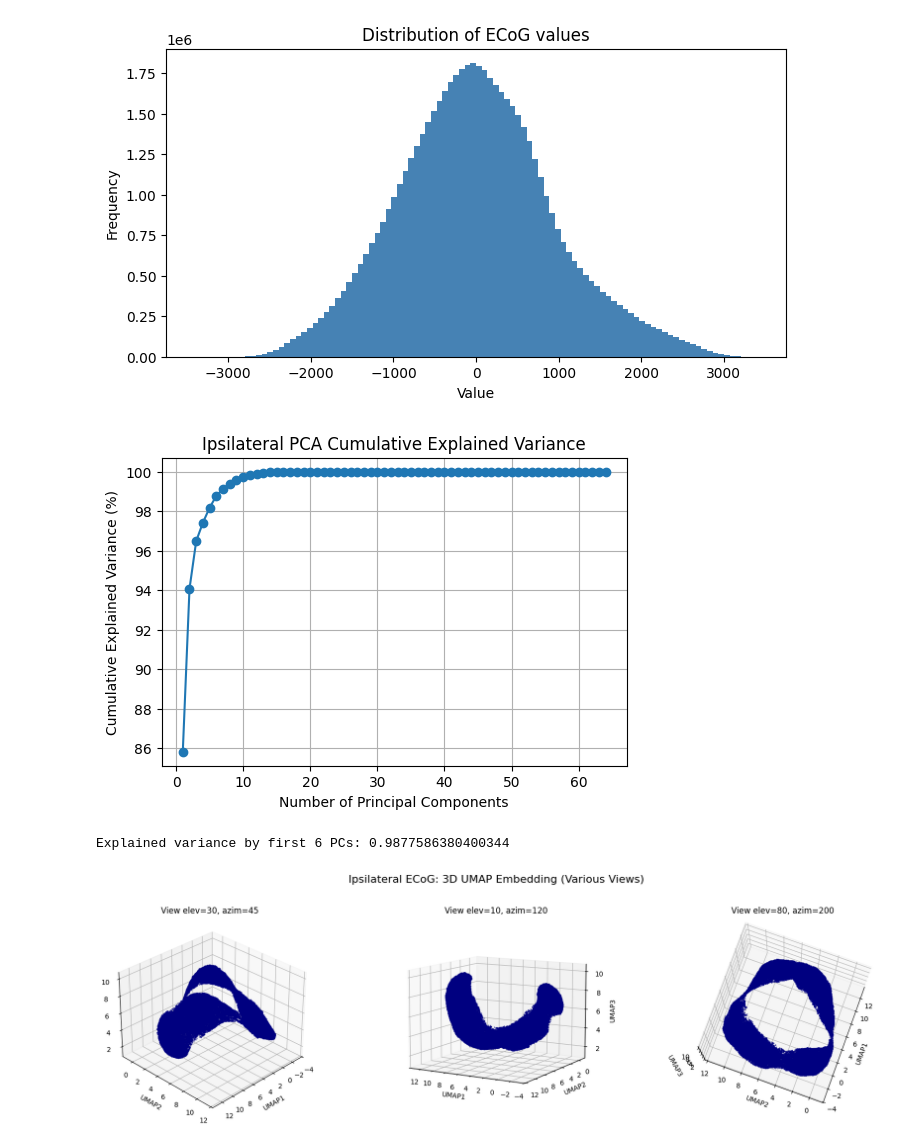
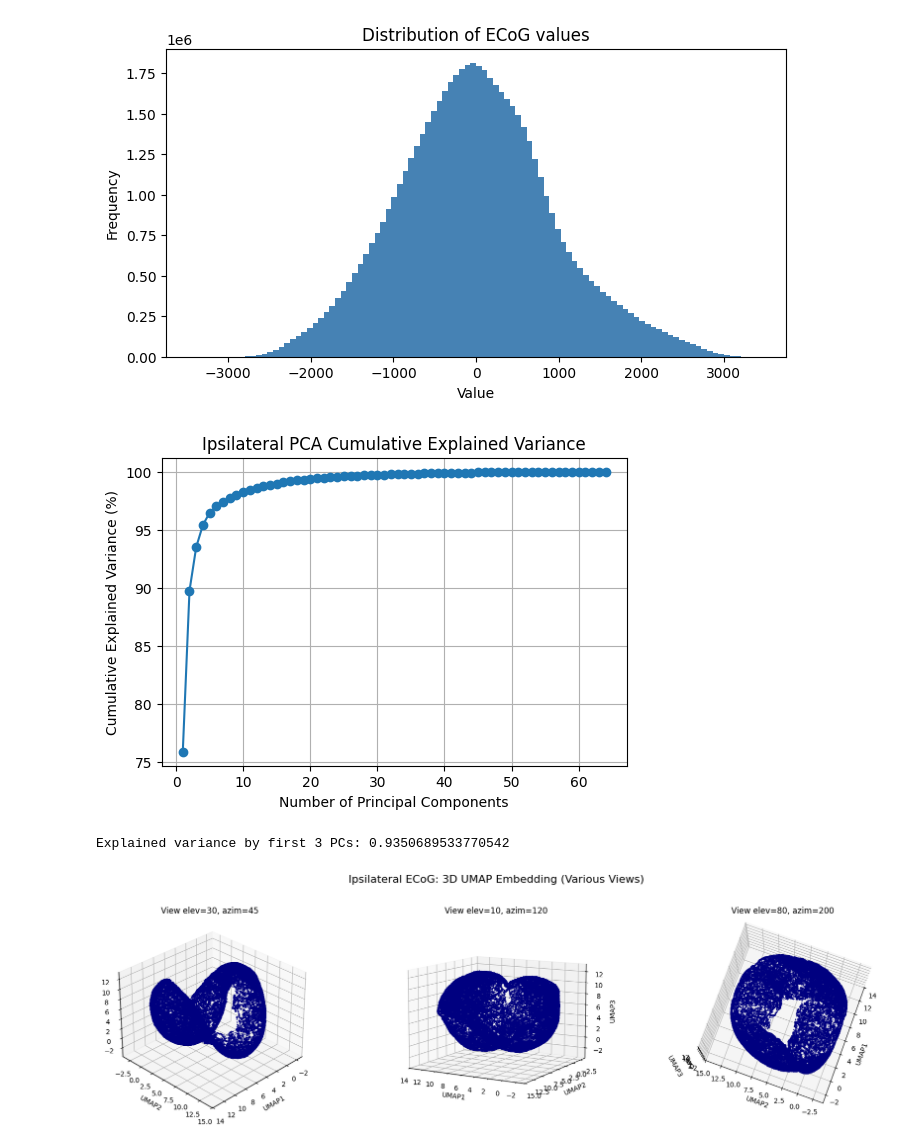
Before and after one commit to poolsar42/motor_cortex, a Jupyter notebook: analysis.ipynb, the cells around one changed output. Drawn from its saved outputs; the diff is of its cells as text; code cells hidden in the pictures.

```diff
--- a/analysis.ipynb
+++ b/analysis.ipynb
@@ -172,8 +175,6 @@ ECoG mean: 0.6554025494862218
 ECoG std: 276.6185245184147
 [figure]
 # %%
-from scipy.signal import butter, filtfilt
-
 ecog = data["ECoG"]
 time = data["ECoG_time"]
 fs = float(data["Fs"].squeeze())  # Sampling frequency
@@ -183,13 +184,15 @@ lowcut = 1.0
 highcut = 100.0
 order = 4
 nyq = fs / 2
-b, a = butter(order, [lowcut / nyq, highcut / nyq], btype='band')
+b, a = butter(order, [lowcut / nyq, highcut / nyq], btype="band")
 
 # Apply filter to each channel (axis 1: samples)
-ecog_filtered = filtfilt(b, a, ecog, axis=1)
+ecog_filtered = filtfilt(b, a, ecog, axis=0)
 
 # Z-score normalization of each channel (over time/samples)
-ecog_zscored = (ecog_filtered - np.mean(ecog_filtered, axis=1, keepdims=True)) / np.std(ecog_filtered, axis=1, keepdims=True)
+ecog_zscored = (ecog_filtered - np.mean(ecog_filtered, axis=0, keepdims=True)) / np.std(
+    ecog_filtered, axis=0, keepdims=True
+)
 
 # Replace ecog with z-scored, filtered version for subsequent use
 ecog = ecog_zscored
@@ -298,8 +300,6 @@ ECoG mean: 0.6948211671155179
 ECoG std: 943.3876852401362
 [figure]
 # %%
-from scipy.signal import butter, filtfilt
-
 ecog = data["ECoG"]
 time = data["ECoG_time"]
 fs = float(data["Fs"].squeeze())  # Sampling frequency
@@ -309,20 +309,19 @@ lowcut = 1.0
 highcut = 100.0
 order = 4
 nyq = fs / 2
-b, a = butter(order, [lowcut / nyq, highcut / nyq], btype='band')
+b, a = butter(order, [lowcut / nyq, highcut / nyq], btype="band")
 
 # Apply filter to each channel (axis 1: samples)
-ecog_filtered = filtfilt(b, a, ecog, axis=1)
+ecog_filtered = filtfilt(b, a, ecog, axis=0)
 
 # Z-score normalization of each channel (over time/samples)
-ecog_zscored = (ecog_filtered - np.mean(ecog_filtered, axis=1, keepdims=True)) / np.std(ecog_filtered, axis=1, keepdims=True)
+ecog_zscored = (ecog_filtered - np.mean(ecog_filtered, axis=0, keepdims=True)) / np.std(
+    ecog_filtered, axis=0, keepdims=True
+)
 
 # Replace ecog with z-scored, filtered version for subsequent use
 ecog = ecog_zscored
 # %%
-from sklearn.decomposition import PCA
-import umap
-
 # ecog shape: (n_channels, n_samples)
 # We'll treat time (samples) as data points and channels as features for PCA.
 # So, transpose to (n_samples, n_channels)
@@ -330,46 +329,51 @@ X = ecog
 
 # Apply PCA with enough components to explain >99% variance, and plot cumulative explained variance
 pca_full = PCA(n_components=min(X.shape[0], X.shape[1]))
 X_pca_full = pca_full.fit_transform(X)
 explained_var = pca_full.explained_variance_ratio_
 
 plt.figure(figsize=(6, 4))
-plt.plot(np.arange(1, len(explained_var)+1), np.cumsum(explained_var)*100, marker='o')
+plt.plot(
+    np.arange(1, len(explained_var) + 1), np.cumsum(explained_var) * 100, marker="o"
+)
 plt.xlabel("Number of Principal Components")
 plt.ylabel("Cumulative Explained Variance (%)")
 plt.title("Ipsilateral PCA Cumulative Explained Variance")
 plt.grid(True)
 plt.show()
 
-# For downstream steps, keep only first 6 components as before
-pca = PCA(n_components=6)
+# For downstream steps, keep only compontents that explain >90% of variance
+n_components = np.argmax(np.cumsum(explained_var) > 0.9) + 1
+pca = PCA(n_components=n_components)
 X_pca = pca.fit_transform(X)
 
-print("Explained variance by first 6 PCs:", np.sum(pca.explained_variance_ratio_))
+print(
+    f"Explained variance by first {n_components} PCs:",
+    np.sum(pca.explained_variance_ratio_),
+)
 
-# Now reduce to 3D with UMAP for visualization
-import umap
+
 umap_reducer = umap.UMAP(n_components=3, random_state=42)
 X_umap = umap_reducer.fit_transform(X_pca[::10])  # shape: (n_samples, 3)
 
-# Plot 3D UMAP embedding from multiple angles to view geometry better
-from mpl_toolkits.mplot3d import Axes3D
 
 fig = plt.figure(figsize=(18, 5))
 angles = [(30, 45), (10, 120), (80, 200)]  # List of (elev, azim)
 
 fig.suptitle("Ipsilateral ECoG: 3D UMAP Embedding (Various Views)", fontsize=16, y=1.03)
 for i, (elev, azim) in enumerate(angles):
-    ax = fig.add_subplot(1, len(angles), i+1, projection='3d')
-    ax.scatter(X_umap[:,0], X_umap[:,1], X_umap[:,2], s=1, c='navy', alpha=0.5)
-    ax.set_title(f'View elev={elev}, azim={azim}')
-    ax.set_xlabel('UMAP1'); ax.set_ylabel('UMAP2'); ax.set_zlabel('UMAP3')
+    ax = fig.add_subplot(1, len(angles), i + 1, projection="3d")
+    ax.scatter(X_umap[:, 0], X_umap[:, 1], X_umap[:, 2], s=1, c="navy", alpha=0.5)
+    ax.set_title(f"View elev={elev}, azim={azim}")
+    ax.set_xlabel("UMAP1")
+    ax.set_ylabel("UMAP2")
+    ax.set_zlabel("UMAP3")
     ax.view_init(elev=elev, azim=azim)
 
 plt.tight_layout()
 plt.show()
 # %% [output]
-[figure, old version]
+[figure, new version]
-Explained variance by first 6 PCs: 0.9877586380400344
+Explained variance by first 3 PCs: 0.9350689533770542
-[figure, old version]
+[figure, new version]
 # %%
```
Also changed, not shown: parts of 33 cells of this notebook.
